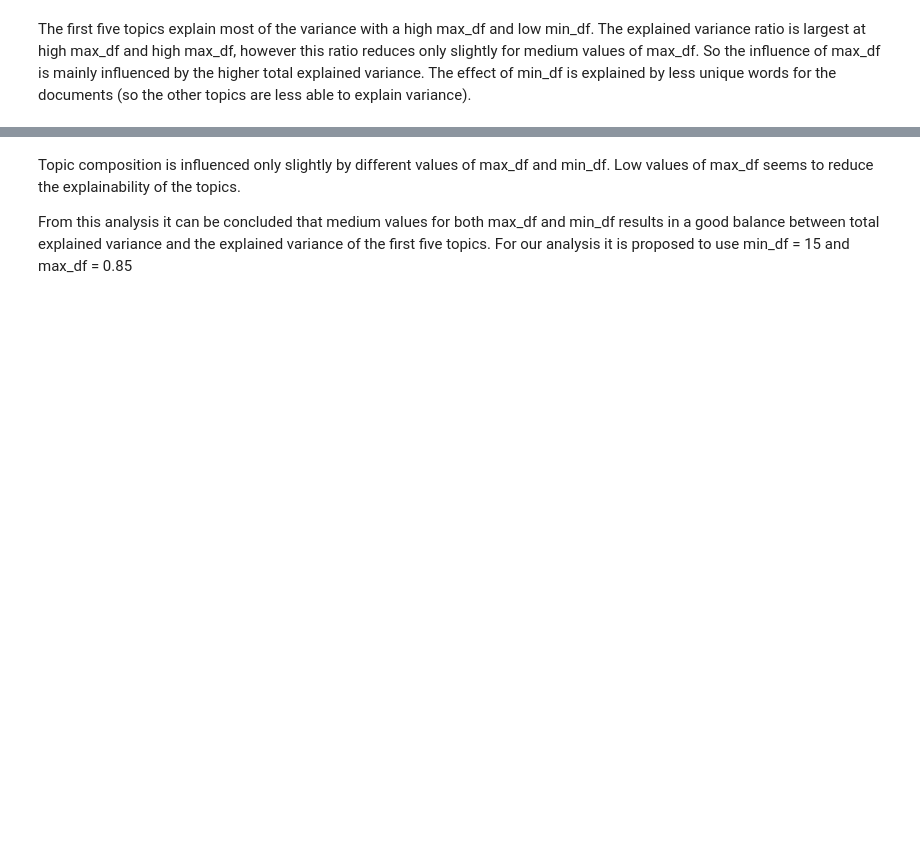
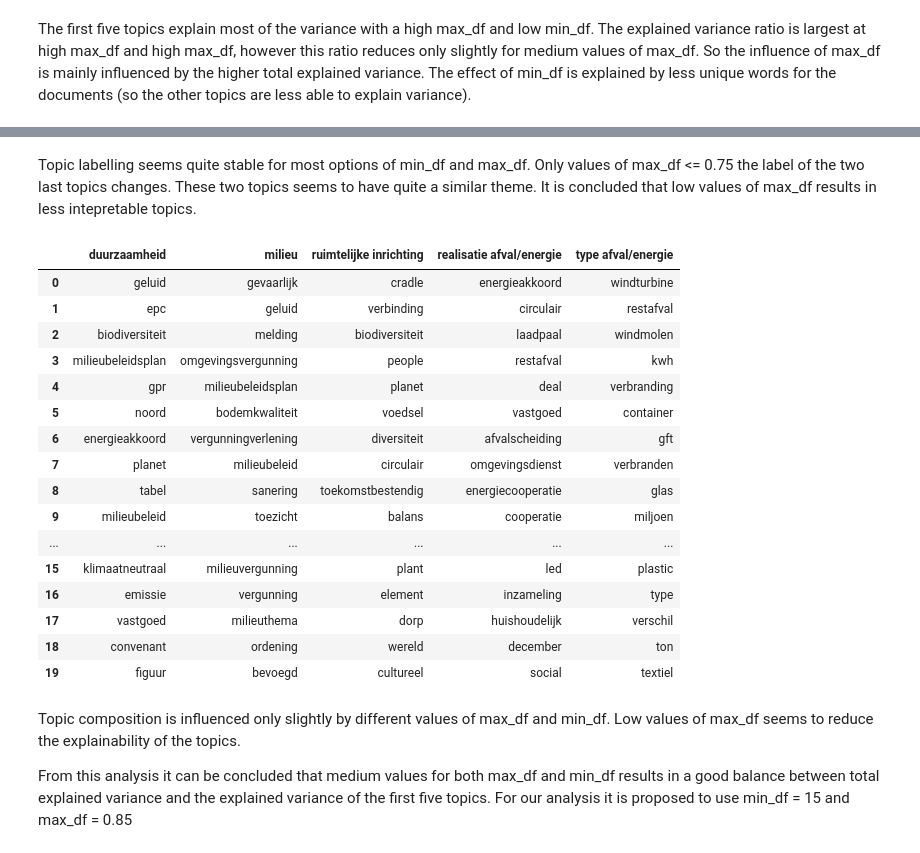
Before and after one commit to kjkoster/execute-enexis, a Jupyter notebook: notebooks/02 enexis governance -- LSA.ipynb, the cells around one changed output, grey strips where cells are left out. Cells and saved outputs as stored; diff of their text form; code cells hidden in the pictures; blank space fills up the shorter version.

```diff
--- a/notebooks/02 enexis governance -- LSA.ipynb
+++ b/notebooks/02 enexis governance -- LSA.ipynb
@@ -587,3 +603,30 @@ words[3][2].sort_values(1, ascending=False)[0:20]
+# %% [markdown]
+Topic labelling seems quite stable for most options of min_df and max_df. Only values of max_df <= 0.75 the label of the two last topics changes. These two topics seems to have quite a similar theme. It is concluded that low values of max_df results in less intepretable topics.
+# %%
+topics = ['duurzaamheid', 'milieu', 'ruimtelijke inrichting', 'realisatie afval/energie', 'type afval/energie']
+topic_matrix = pd.DataFrame(None, index=range(0,20), columns=topics)
+for t in range(0,5):
+    topic_matrix.iloc[:, t] = words[0][0].sort_values(t, ascending=False)[0:20].index
+
+topic_matrix
+# %% [output]
+|  | duurzaamheid | milieu | ruimtelijke inrichting | realisatie afval/energie | type afval/energie |
+| 0 | geluid | gevaarlijk | cradle | energieakkoord | windturbine |
+| 1 | epc | geluid | verbinding | circulair | restafval |
+| 2 | biodiversiteit | melding | biodiversiteit | laadpaal | windmolen |
+| 3 | milieubeleidsplan | omgevingsvergunning | people | restafval | kwh |
+| 4 | gpr | milieubeleidsplan | planet | deal | verbranding |
+| 5 | noord | bodemkwaliteit | voedsel | vastgoed | container |
+| 6 | energieakkoord | vergunningverlening | diversiteit | afvalscheiding | gft |
+| 7 | planet | milieubeleid | circulair | omgevingsdienst | verbranden |
+| 8 | tabel | sanering | toekomstbestendig | energiecooperatie | glas |
+| 9 | milieubeleid | toezicht | balans | cooperatie | miljoen |
+| ... | ... | ... | ... | ... | ... |
+| 15 | klimaatneutraal | milieuvergunning | plant | led | plastic |
+| 16 | emissie | vergunning | element | inzameling | type |
+| 17 | vastgoed | milieuthema | dorp | huishoudelijk | verschil |
+| 18 | convenant | ordening | wereld | december | ton |
+| 19 | figuur | bevoegd | cultureel | social | textiel |
 # %% [markdown]
 Topic composition is influenced only slightly by different values of max_df and min_df. Low values of max_df seems to reduce the explainability of the topics.
 
```
Also changed, not shown: parts of 16 cells of this notebook.
